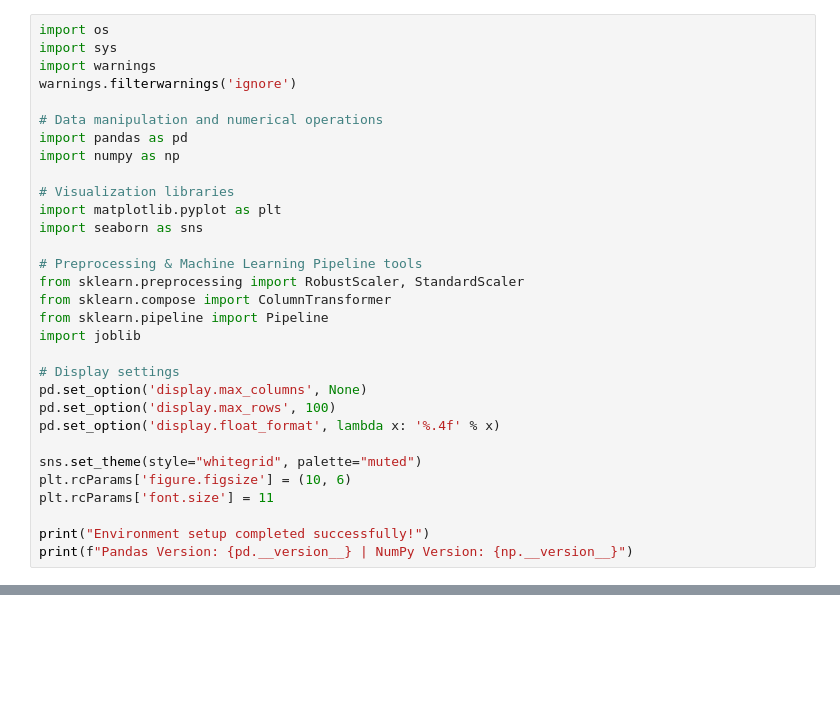
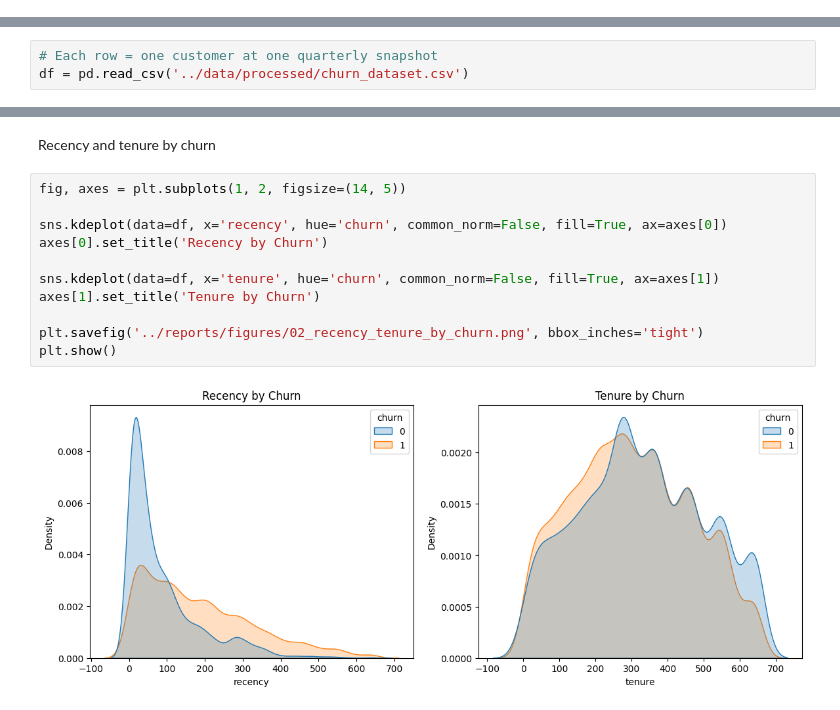
Before and after one commit to nhahub/NHA-5-011, a Jupyter notebook: notebooks/01_data_prep.ipynb, the cells around one changed output, grey strips where cells are left out. Cells and saved outputs as stored; diff of their text form; blank space fills up the shorter version.

Commit message:
Replace project files with final CIRP team version

```diff
--- a/notebooks/01_data_prep.ipynb
+++ b/notebooks/01_data_prep.ipynb
@@ -20,31 +0,0 @@
-# %%
-import os
-import sys
-import warnings
-warnings.filterwarnings('ignore')
-
-# Data manipulation and numerical operations
-import pandas as pd
-import numpy as np
-
-# Visualization libraries
-import matplotlib.pyplot as plt
-import seaborn as sns
-
-# Preprocessing & Machine Learning Pipeline tools
-from sklearn.preprocessing import RobustScaler, StandardScaler
-from sklearn.compose import ColumnTransformer
-from sklearn.pipeline import Pipeline
-import joblib
-
-# Display settings
-pd.set_option('display.max_columns', None)
-pd.set_option('display.max_rows', 100)
-pd.set_option('display.float_format', lambda x: '%.4f' % x)
-
-sns.set_theme(style="whitegrid", palette="muted")
-plt.rcParams['figure.figsize'] = (10, 6)
-plt.rcParams['font.size'] = 11
-
-print("Environment setup completed successfully!")
-print(f"Pandas Version: {pd.__version__} | NumPy Version: {np.__version__}")
@@ -544,0 +14,3 @@ SUCCESS: All datasets successfully prepared and exported!
+# %%
+# Each row = one customer at one quarterly snapshot
+df = pd.read_csv('../data/processed/churn_dataset.csv')
@@ -544,0 +152,15 @@ SUCCESS: All datasets successfully prepared and exported!
+# %% [markdown]
+Recency and tenure by churn
+# %%
+fig, axes = plt.subplots(1, 2, figsize=(14, 5))
+
+sns.kdeplot(data=df, x='recency', hue='churn', common_norm=False, fill=True, ax=axes[0])
+axes[0].set_title('Recency by Churn')
+
+sns.kdeplot(data=df, x='tenure', hue='churn', common_norm=False, fill=True, ax=axes[1])
+axes[1].set_title('Tenure by Churn')
+
+plt.savefig('../reports/figures/02_recency_tenure_by_churn.png', bbox_inches='tight')
+plt.show()
+# %% [output]
+[figure, added]
```
Also changed, not shown: parts of 80 cells of this notebook, 32 other files.
